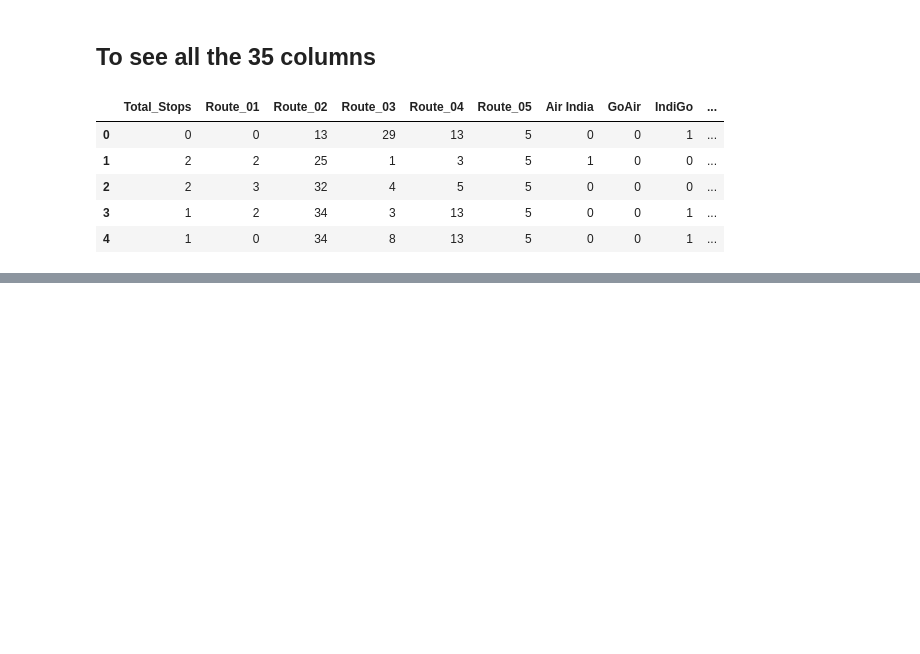
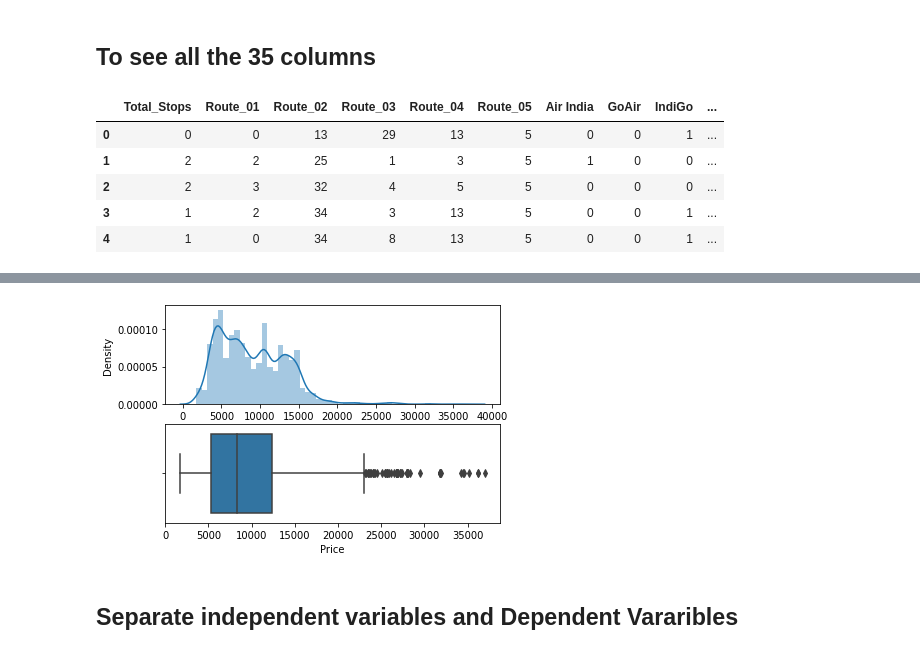
Before and after one commit to ghimiresunil/Three-Real-World-Data-Science-Project, a Jupyter notebook: flight_fare_prediction.ipynb, the cells around one changed output, grey strips where cells are left out. Cells and saved outputs as stored; diff of their text form; code cells hidden in the pictures; blank space fills up the shorter version.

```diff
--- a/flight_fare_prediction.ipynb
+++ b/flight_fare_prediction.ipynb
@@ -638,0 +652,6 @@ train_data.head()
+# %%
+plot(train_data, 'Price')
+# %% [output]
+[figure, added]
+# %% [markdown]
+## Separate independent variables and Dependent Vararibles
```
Also changed, not shown: parts of 12 cells of this notebook.
